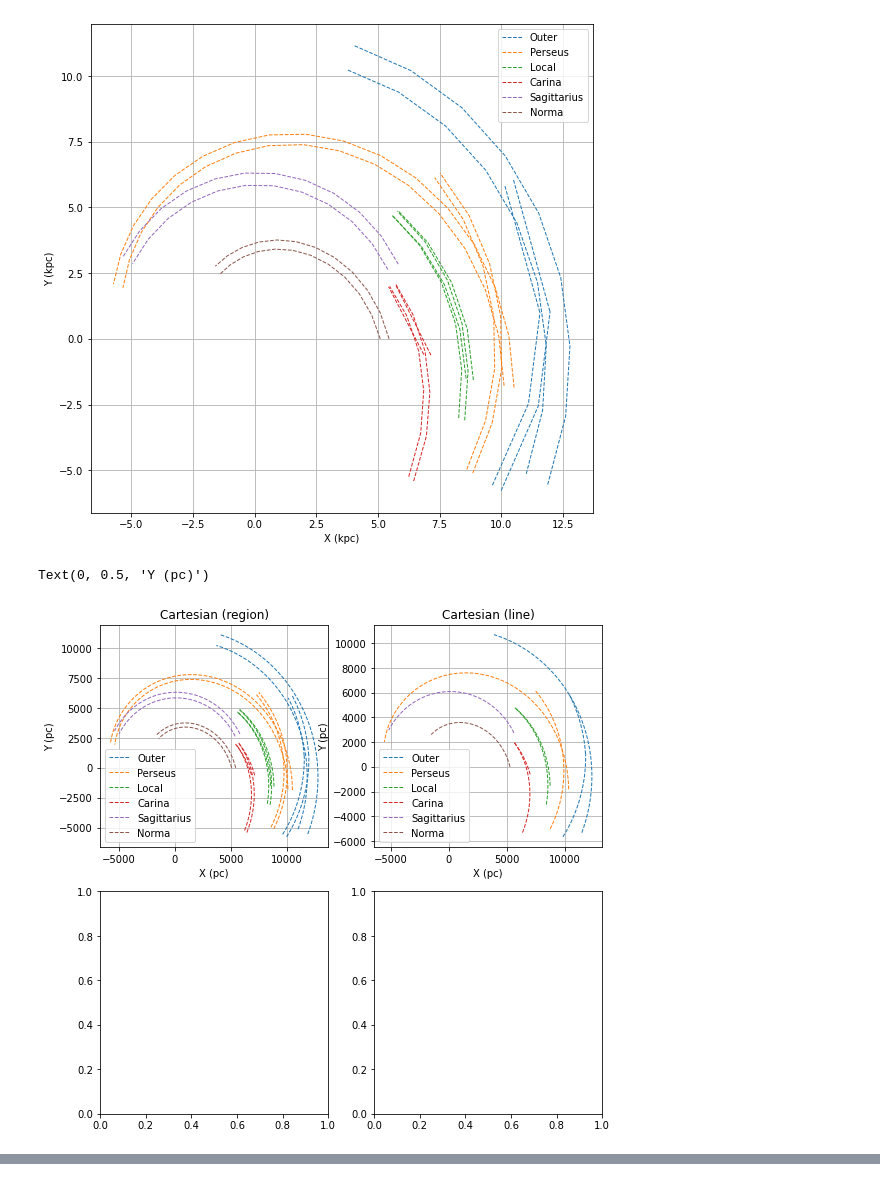
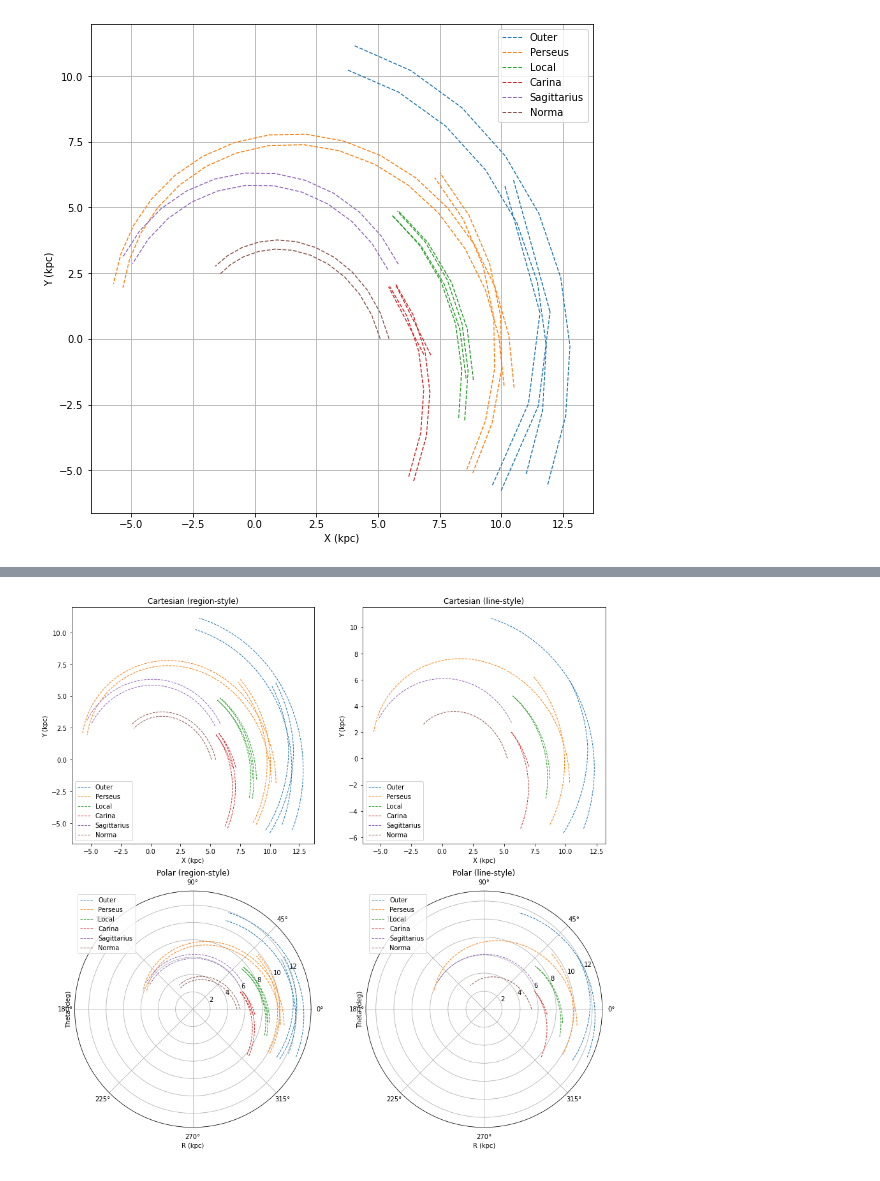
Before and after one commit to xiawenke/mwplotlib, a Jupyter notebook: example.ipynb, the cells around one changed output, grey strips where cells are left out. Saved outputs shown, nothing was run; the diff lists cells and outputs as text; code cells hidden in the pictures.

Commit message:
Compatibility of using ax

```diff
--- a/example.ipynb
+++ b/example.ipynb
@@ -84,27 +84,41 @@ plt.ylabel("Y (kpc)")
 # %% [output]
 Text(0, 0.5, 'Y (kpc)')
 [figure]
-# %%
-# Plot in subplots
-fig, axs = plt.subplots(2, 2, figsize=(9, 9)) # Create a 2x2 subplots
-
-# First plot
-axs[0, 0] = MilkyWay.mw_plt(axs[0, 0]) # Add the mwplotlib to the matplotlib.pyplot
-axs[0, 0].set_title("Cartesian (region)") # Set the title
-axs[0, 0].MilkyWay.shape(plot_type="cartesian", style="region", lw=1, unit="pc") # Plot the Milky Way, Cartesian (region)
-axs[0, 0].grid() # Add grid
-axs[0, 0].set_xlabel("X (pc)") # Set the label of the x-axis
-axs[0, 0].set_ylabel("Y (pc)") # Set the label of the y-axis
-
-# Second plot
-axs[0, 1] = MilkyWay.mw_plt(axs[0, 1]) # Add the mwplotlib to the matplotlib.pyplot
-axs[0, 1].set_title("Cartesian (line)") # Set the title
-axs[0, 1].MilkyWay.shape(plot_type="cartesian", style="line", lw=1, unit="pc") # Plot the Milky Way, Cartesian (line)
-axs[0, 1].grid() # Add grid
-axs[0, 1].set_xlabel("X (pc)") # Set the label of the x-axis
-axs[0, 1].set_ylabel("Y (pc)") # Set the label of the y-axis
-
-# Third plot
-# %% [output]
-Text(0, 0.5, 'Y (pc)')
-[figure, removed]
+# %%
+# You can also plot using the ax object. This allows you to plot multiple plots in one figure.
+# Here is an example.
+
+fig = plt.figure(figsize=(15, 15)) # Create a figure
+
+# First plot - Cartesian (region-style)
+ax1 = plt.subplot(221) # Create a subplot
+ax1 = MilkyWay.mw_plt(ax1) # Add the mwplotlib to the subplot
+ax1.set_title("Cartesian (region-style)") # Set the title of the subplot
+ax1.set_xlabel("X (kpc)") # Set the x-label of the subplot
+ax1.set_ylabel("Y (kpc)") # Set the y-label of the subplot
+ax1.MilkyWay.shape(plot_type="cartesian", style="region", lw=1) # Plot the Milky Way
+
+# Second plot - Cartesian (line-style)
+ax2 = plt.subplot(222) # Create a subplot
+ax2 = MilkyWay.mw_plt(ax2) # Add the mwplotlib to the subplot
+ax2.set_title("Cartesian (line-style)") # Set the title of the subplot
+ax2.set_xlabel("X (kpc)") # Set the x-label of the subplot
+ax2.set_ylabel("Y (kpc)") # Set the y-label of the subplot
+ax2.MilkyWay.shape(plot_type="cartesian", style="line", lw=1) # Plot the Milky Way
+
+# Third plot - Polar (region-style)
+ax3 = plt.subplot(223, projection='polar') # Create a subplot, IT IS IMPORTANT TO SPECIFY THE PROJECTION
+ax3 = MilkyWay.mw_plt(ax3) # Add the mwplotlib to the subplot
+ax3.set_title("Polar (region-style)") # Set the title of the subplot
+ax3.set_xlabel("R (kpc)") # Set the x-label of the subplot
+ax3.set_ylabel("Theta (deg)") # Set the y-label of the subplot
+ax3.MilkyWay.shape(plot_type="polar", style="region", lw=1) # Plot the Milky Way
+
+# Fourth plot - Polar (line-style)
+ax4 = plt.subplot(224, projection='polar') # Create a subplot, IT IS IMPORTANT TO SPECIFY THE PROJECTION
+ax4 = MilkyWay.mw_plt(ax4) # Add the mwplotlib to the subplot
+ax4.set_title("Polar (line-style)") # Set the title of the subplot
+ax4.set_xlabel("R (kpc)") # Set the x-label of the subplot
+ax4.set_ylabel("Theta (deg)") # Set the y-label of the subplot
+ax4.MilkyWay.shape(plot_type="polar", style="line", lw=1) # Plot the Milky Way
+# %% [output]
@@ -110,0 +129 @@ Text(0, 0.5, 'Y (pc)')
+[figure, added]
```
Also changed, not shown: parts of 1 cell of this notebook, 1 other file.
